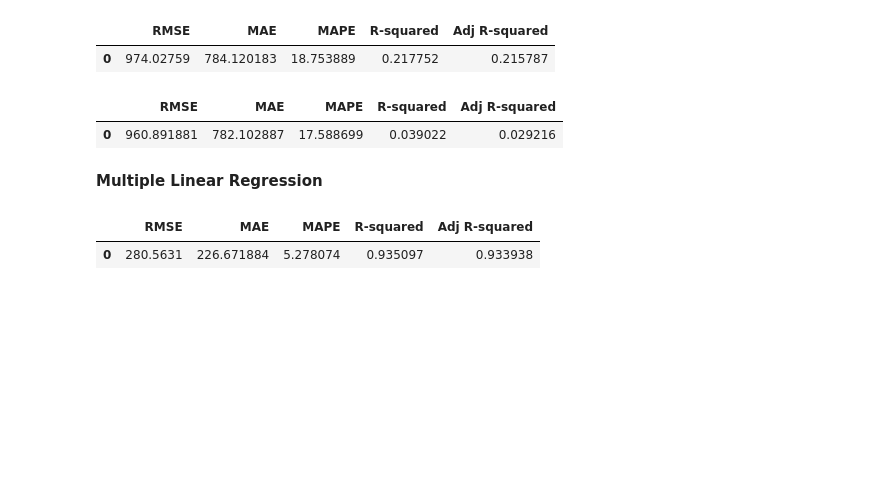
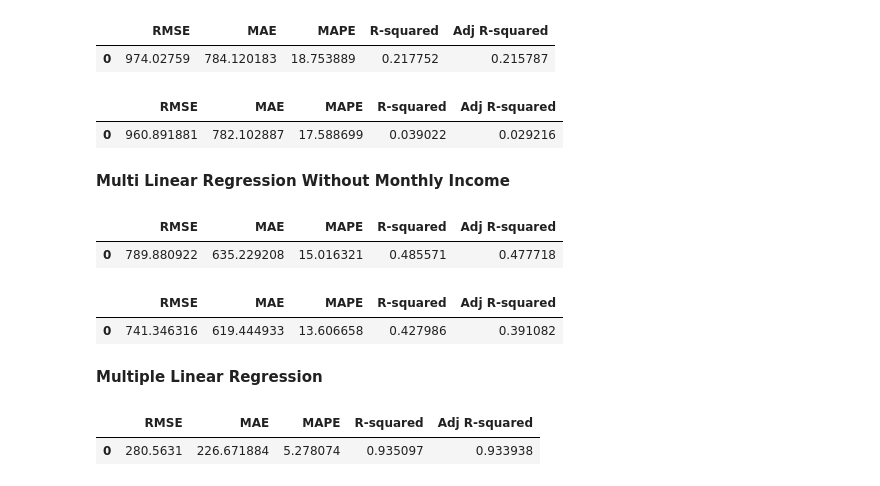
Before and after one commit to mkgraiitr/machineLearning, a Jupyter notebook: MonthlyExpenses_Multiple_Linear_Regression.ipynb, the cells around one changed output. Drawn from its saved outputs; the diff is of its cells as text; code cells hidden in the pictures; blank space fills up the shorter version.

```diff
--- a/MonthlyExpenses_Multiple_Linear_Regression.ipynb
+++ b/MonthlyExpenses_Multiple_Linear_Regression.ipynb
@@ -589,6 +636,21 @@ lin_dinig_test_perf
 # %% [output]
 |  | RMSE | MAE | MAPE | R-squared | Adj R-squared |
 | 0 | 960.891881 | 782.102887 | 17.588699 | 0.039022 | 0.029216 |
+# %% [markdown]
+**Multi Linear Regression Without Monthly Income**
+# %%
+#Performance on Training Data
+lin_multi_train_without_monthly_income_perf = model_performance_regression(lin_multi_regres_without_monthly_income, X_without_monthly_income_train, y_without_monthly_income_train)
+lin_multi_train_without_monthly_income_perf
+# %% [output]
+|  | RMSE | MAE | MAPE | R-squared | Adj R-squared |
+| 0 | 789.880922 | 635.229208 | 15.016321 | 0.485571 | 0.477718 |
+# %%
+lin_dinig_test_without_monthly_income_perf = model_performance_regression(lin_multi_regres_without_monthly_income, X_without_monthly_income_test, y_without_monthly_income_test)
+lin_dinig_test_without_monthly_income_perf
+# %% [output]
+|  | RMSE | MAE | MAPE | R-squared | Adj R-squared |
+| 0 | 741.346316 | 619.444933 | 13.606658 | 0.427986 | 0.391082 |
 # %% [markdown]
 **Multiple Linear Regression**
 # %%
```
Also changed, not shown: parts of 13 cells of this notebook.
